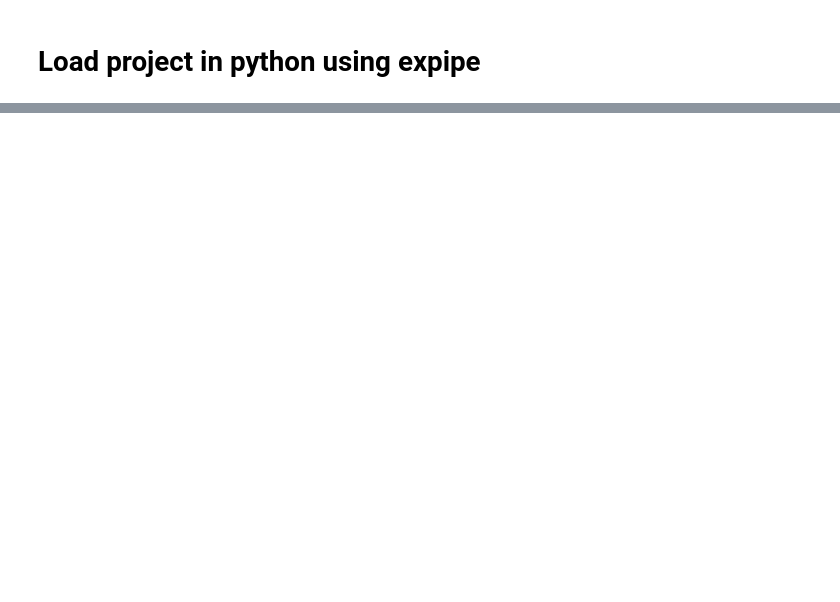
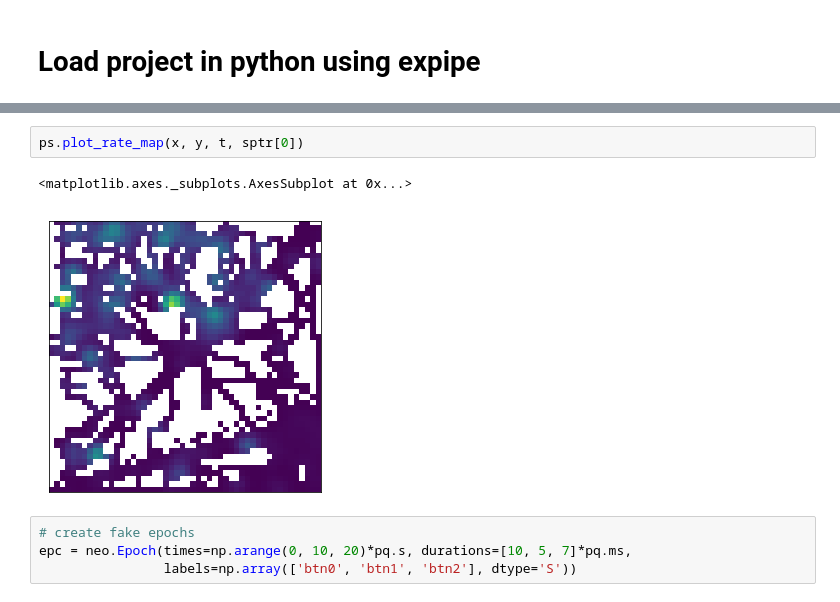
Before and after one commit to CINPLA/place-stimulation, a Jupyter notebook: notebook/create_rate_maps.ipynb, the cells around one changed output, grey strips where cells are left out. Drawn from its saved outputs; the diff is of its cells as text; blank space fills up the shorter version.

```diff
--- a/notebook/create_rate_maps.ipynb
+++ b/notebook/create_rate_maps.ipynb
@@ -211,0 +61,9 @@ shutil.copytree("figures", output_path / "figures")
+# %%
+ps.plot_rate_map(x, y, t, sptr[0])
+# %% [output]
+<matplotlib.axes._subplots.AxesSubplot at 0x...>
+[figure, added]
+# %%
+# create fake epochs
+epc = neo.Epoch(times=np.arange(0, 10, 20)*pq.s, durations=[10, 5, 7]*pq.ms,
+                labels=np.array(['btn0', 'btn1', 'btn2'], dtype='S'))
```
Also changed, not shown: parts of 20 cells of this notebook, 3 other files.
